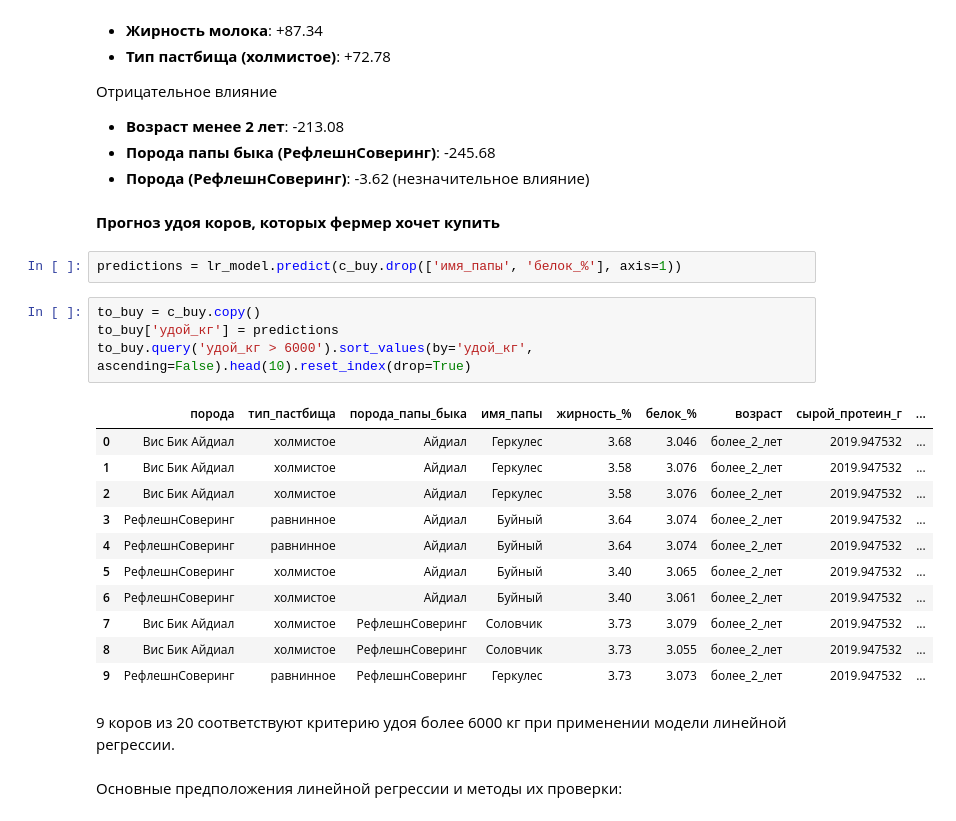
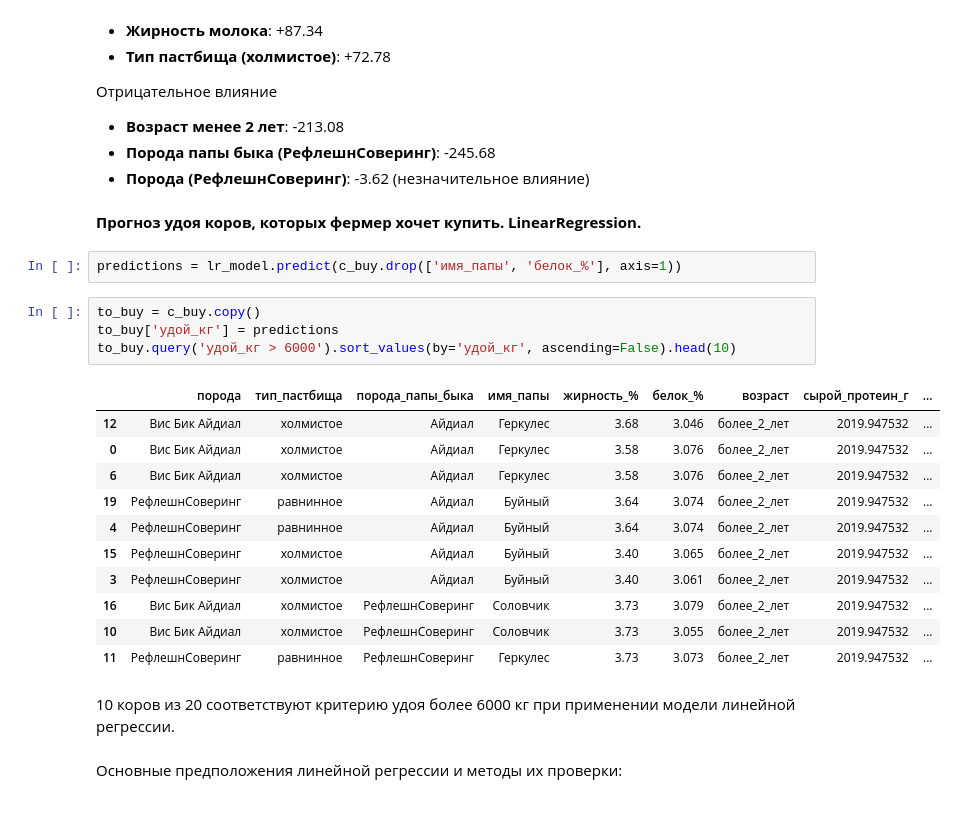
Before and after one commit to Shattsur/cow_price_prediction, a Jupyter notebook: cow_price_prediction.ipynb, the cells around one changed output. Cells and saved outputs as stored; diff of their text form.

```diff
--- a/cow_price_prediction.ipynb
+++ b/cow_price_prediction.ipynb
@@ -1055,27 +1064,27 @@ display(coeff_df)
 - **Порода папы быка (РефлешнСоверинг)**: -245.68
 - **Порода (РефлешнСоверинг)**: -3.62 (незначительное влияние)
 # %% [markdown]
- **Прогноз удоя коров, которых фермер хочет купить**
+ **Прогноз удоя коров, которых фермер хочет купить. LinearRegression.**
 # %%
 predictions = lr_model.predict(c_buy.drop(['имя_папы', 'белок_%'], axis=1))
 # %%
 to_buy = c_buy.copy()
 to_buy['удой_кг'] = predictions
-to_buy.query('удой_кг > 6000').sort_values(by='удой_кг', ascending=False).head(10).reset_index(drop=True)
+to_buy.query('удой_кг > 6000').sort_values(by='удой_кг', ascending=False).head(10)
 # %% [output]
 |  | порода | тип_пастбища | порода_папы_быка | имя_папы | жирность_% | белок_% | возраст | сырой_протеин_г | ... |
-| 0 | Вис Бик Айдиал | холмистое | Айдиал | Геркулес | 3.68 | 3.046 | более_2_лет | 2019.947532 | ... |
-| 1 | Вис Бик Айдиал | холмистое | Айдиал | Геркулес | 3.58 | 3.076 | более_2_лет | 2019.947532 | ... |
-| 2 | Вис Бик Айдиал | холмистое | Айдиал | Геркулес | 3.58 | 3.076 | более_2_лет | 2019.947532 | ... |
-| 3 | РефлешнСоверинг | равнинное | Айдиал | Буйный | 3.64 | 3.074 | более_2_лет | 2019.947532 | ... |
+| 12 | Вис Бик Айдиал | холмистое | Айдиал | Геркулес | 3.68 | 3.046 | более_2_лет | 2019.947532 | ... |
+| 0 | Вис Бик Айдиал | холмистое | Айдиал | Геркулес | 3.58 | 3.076 | более_2_лет | 2019.947532 | ... |
+| 6 | Вис Бик Айдиал | холмистое | Айдиал | Геркулес | 3.58 | 3.076 | более_2_лет | 2019.947532 | ... |
+| 19 | РефлешнСоверинг | равнинное | Айдиал | Буйный | 3.64 | 3.074 | более_2_лет | 2019.947532 | ... |
 | 4 | РефлешнСоверинг | равнинное | Айдиал | Буйный | 3.64 | 3.074 | более_2_лет | 2019.947532 | ... |
-| 5 | РефлешнСоверинг | холмистое | Айдиал | Буйный | 3.40 | 3.065 | более_2_лет | 2019.947532 | ... |
-| 6 | РефлешнСоверинг | холмистое | Айдиал | Буйный | 3.40 | 3.061 | более_2_лет | 2019.947532 | ... |
-| 7 | Вис Бик Айдиал | холмистое | РефлешнСоверинг | Соловчик | 3.73 | 3.079 | более_2_лет | 2019.947532 | ... |
-| 8 | Вис Бик Айдиал | холмистое | РефлешнСоверинг | Соловчик | 3.73 | 3.055 | более_2_лет | 2019.947532 | ... |
-| 9 | РефлешнСоверинг | равнинное | РефлешнСоверинг | Геркулес | 3.73 | 3.073 | более_2_лет | 2019.947532 | ... |
+| 15 | РефлешнСоверинг | холмистое | Айдиал | Буйный | 3.40 | 3.065 | более_2_лет | 2019.947532 | ... |
+| 3 | РефлешнСоверинг | холмистое | Айдиал | Буйный | 3.40 | 3.061 | более_2_лет | 2019.947532 | ... |
+| 16 | Вис Бик Айдиал | холмистое | РефлешнСоверинг | Соловчик | 3.73 | 3.079 | более_2_лет | 2019.947532 | ... |
+| 10 | Вис Бик Айдиал | холмистое | РефлешнСоверинг | Соловчик | 3.73 | 3.055 | более_2_лет | 2019.947532 | ... |
+| 11 | РефлешнСоверинг | равнинное | РефлешнСоверинг | Геркулес | 3.73 | 3.073 | более_2_лет | 2019.947532 | ... |
 # %% [markdown]
-9 коров из 20 соответствуют критерию удоя более 6000 кг при применении модели линейной регрессии.
+10 коров из 20 соответствуют критерию удоя более 6000 кг при применении модели линейной регрессии.
 # %% [markdown]
 Основные предположения линейной регрессии и методы их проверки:
 # %% [markdown]
```
Also changed, not shown: parts of 46 cells of this notebook.
